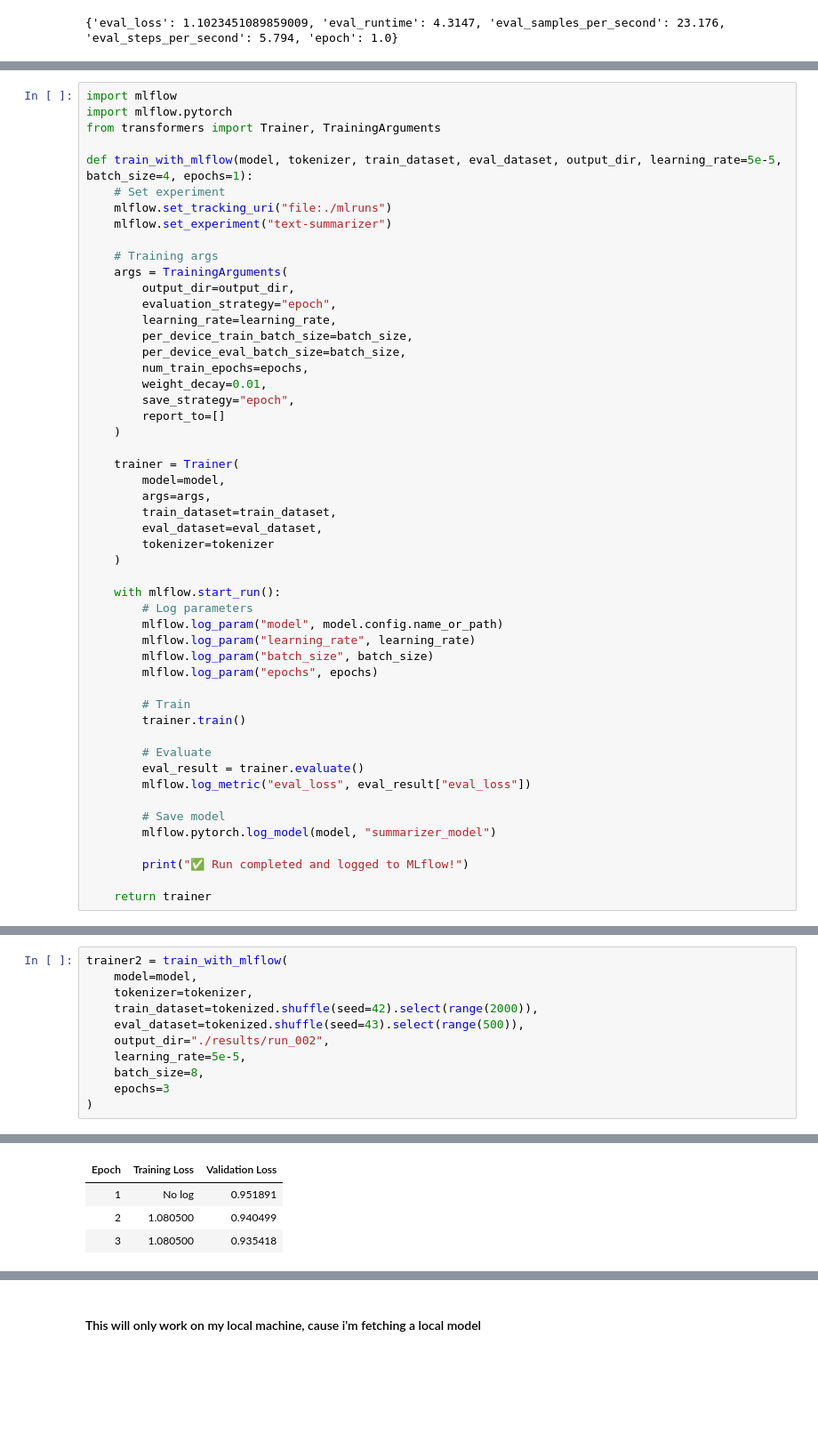
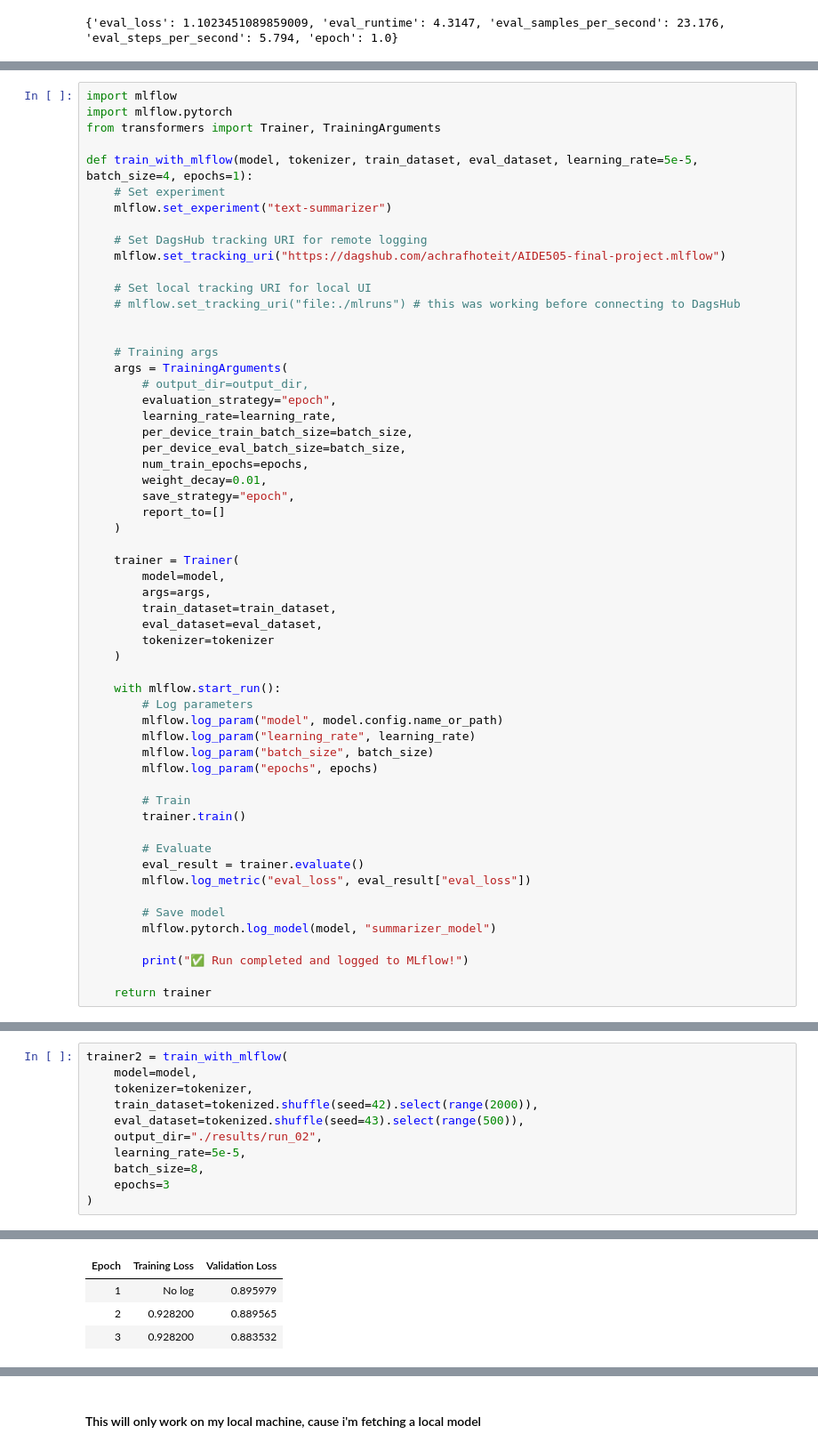
Before and after one commit to achrafhoteit/AIDE505-final-project, a Jupyter notebook: ml.ipynb, the cells around one changed output, grey strips where cells are left out. Shown at 89% size. Cells and saved outputs as stored; diff of their text form; blank space fills up the shorter version.

```diff
--- a/ml.ipynb
+++ b/ml.ipynb
@@ -96,14 +103,20 @@ import mlflow
 import mlflow.pytorch
 from transformers import Trainer, TrainingArguments
 
-def train_with_mlflow(model, tokenizer, train_dataset, eval_dataset, output_dir, learning_rate=5e-5, batch_size=4, epochs=1):
+def train_with_mlflow(model, tokenizer, train_dataset, eval_dataset, learning_rate=5e-5, batch_size=4, epochs=1):
     # Set experiment
-    mlflow.set_tracking_uri("file:./mlruns")
     mlflow.set_experiment("text-summarizer")
+
+    # Set DagsHub tracking URI for remote logging
+    mlflow.set_tracking_uri("https://dagshub.com/achrafhoteit/AIDE505-final-project.mlflow")
+
+    # Set local tracking URI for local UI
+    # mlflow.set_tracking_uri("file:./mlruns") # this was working before connecting to DagsHub
+
 
     # Training args
     args = TrainingArguments(
-        output_dir=output_dir,
+        # output_dir=output_dir,
         evaluation_strategy="epoch",
         learning_rate=learning_rate,
         per_device_train_batch_size=batch_size,
@@ -168,7 +182,7 @@ trainer2 = train_with_mlflow(
     tokenizer=tokenizer,
     train_dataset=tokenized.shuffle(seed=42).select(range(2000)),
     eval_dataset=tokenized.shuffle(seed=43).select(range(500)),
-    output_dir="./results/run_002",
+    output_dir="./results/run_02",
     learning_rate=5e-5,
     batch_size=8,
     epochs=3
@@ -178,5 +192,5 @@ trainer2 = train_with_mlflow(
 | Epoch | Training Loss | Validation Loss |
-| 1 | No log | 0.951891 |
-| 2 | 1.080500 | 0.940499 |
-| 3 | 1.080500 | 0.935418 |
+| 1 | No log | 0.895979 |
+| 2 | 0.928200 | 0.889565 |
+| 3 | 0.928200 | 0.883532 |
 [63/63 00:20]
```
Also changed, not shown: parts of 5 cells of this notebook, 9 other files.
